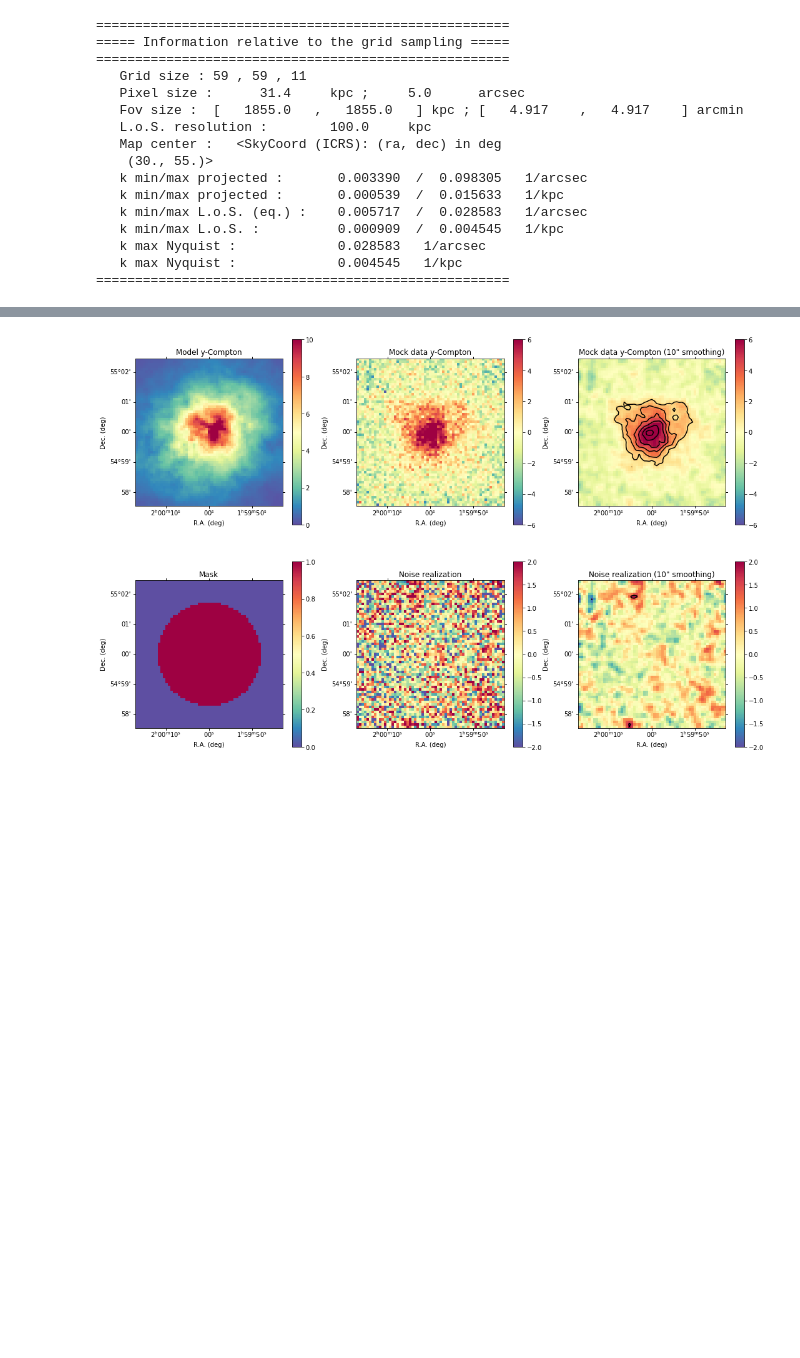
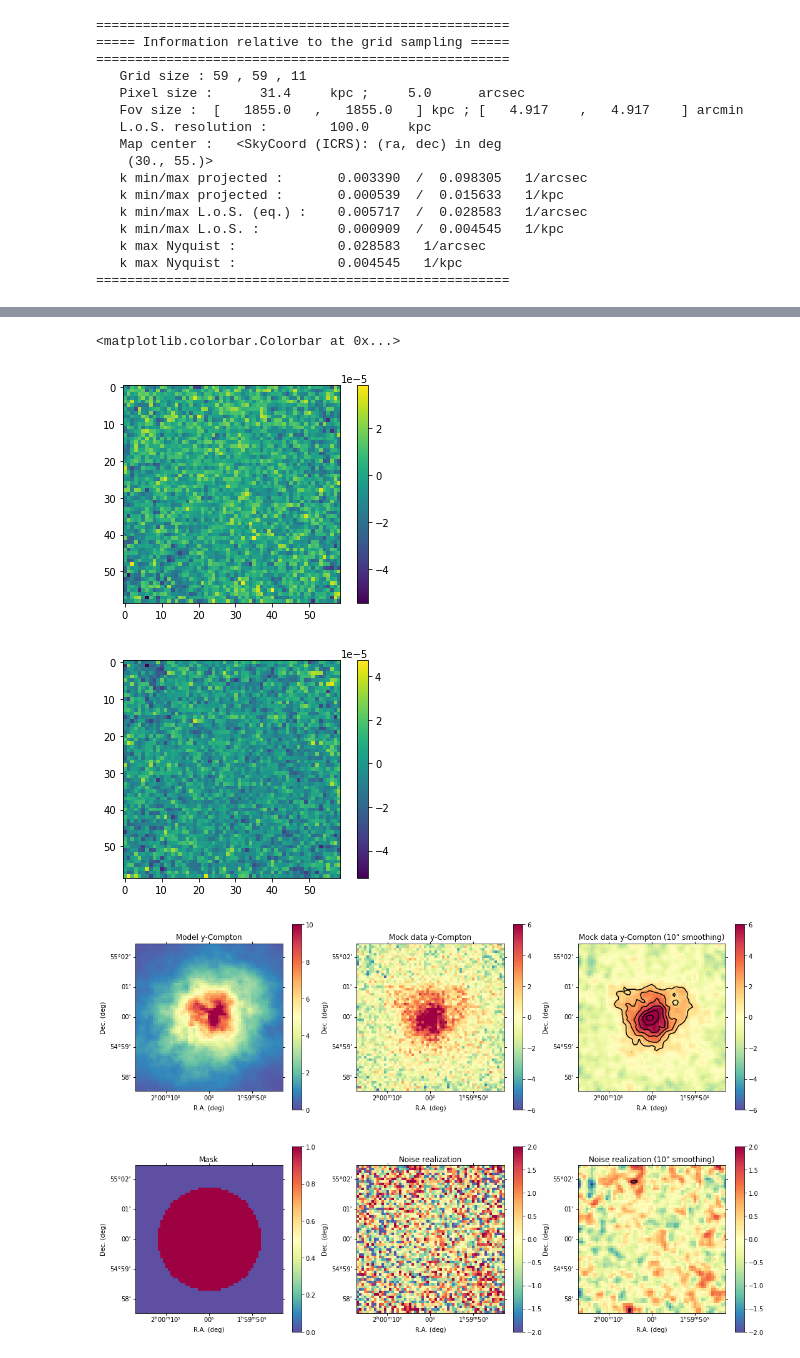
Before and after one commit to remi-adam/pitszi, a Jupyter notebook: notebook/pitszi_dev_forward_fit_pk3d_via_window_function_and_mbb.ipynb, the cells around one changed output, grey strips where cells are left out. Drawn from its saved outputs; the diff is of its cells as text; code cells hidden in the pictures; blank space fills up the shorter version.

```diff
--- a/notebook/pitszi_dev_forward_fit_pk3d_via_window_function_and_mbb.ipynb
+++ b/notebook/pitszi_dev_forward_fit_pk3d_via_window_function_and_mbb.ipynb
@@ -148,3 +159,15 @@ noise_mc = data.get_noise_monte_carlo_from_model(center=mock.coord, Nmc=1000, se
+# %%
+plt.figure(1)
+plt.imshow(data.get_noise_monte_carlo_from_model())
+plt.colorbar()
+
+plt.figure(2)
+plt.imshow(data.noise_mc[0])
+plt.colorbar()
+# %% [output]
+<matplotlib.colorbar.Colorbar at 0x...>
+[figure, added]
+[figure, added]
 # %%
 visu_smooth = 10
 
```
Also changed, not shown: parts of 5 cells of this notebook, 1 other file.
